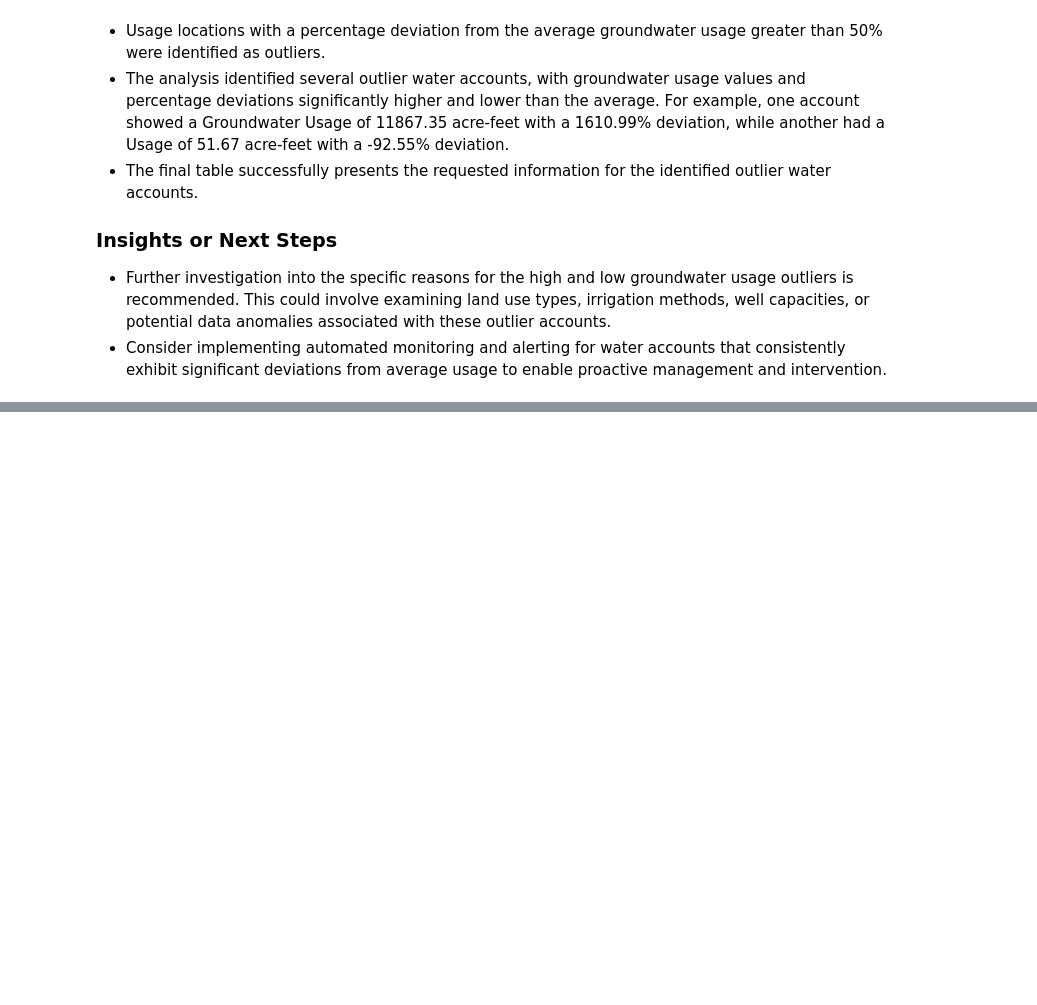
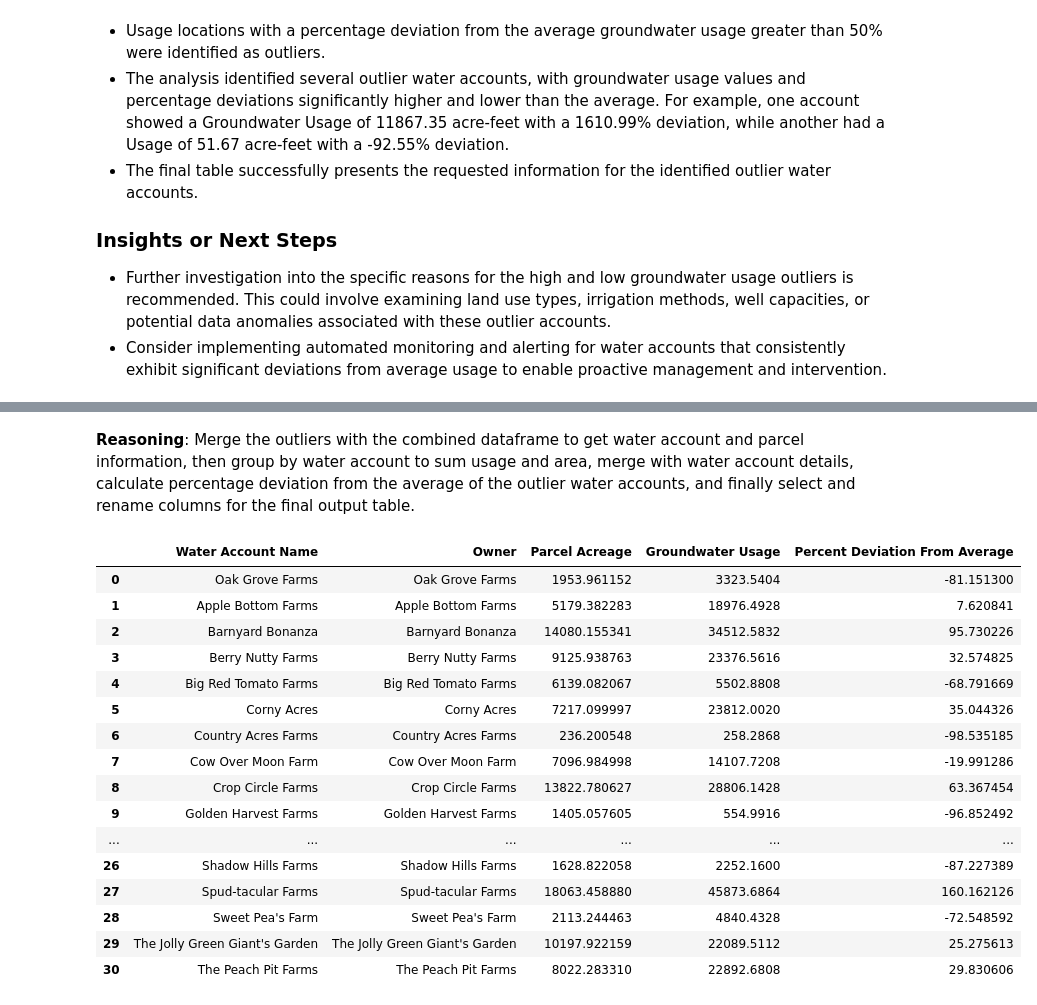
Before and after one commit to esassoc/qanat-community, a Jupyter notebook: Qanat.CommunityAPI/Examples/hackathon_2025_Use_Case_3.ipynb, the cells around one changed output, grey strips where cells are left out. Drawn from its saved outputs; the diff is of its cells as text; code cells hidden in the pictures; blank space fills up the shorter version.

```diff
--- a/Qanat.CommunityAPI/Examples/hackathon_2025_Use_Case_3.ipynb
+++ b/Qanat.CommunityAPI/Examples/hackathon_2025_Use_Case_3.ipynb
@@ -614,0 +697,6 @@ display(outlier_summary_table)
+# %%
+# Group by UsageLocationID and sum the TotalGroundwaterUsage
+usage_location_groundwater_usage_df = combined_df.groupby('UsageLocationID')['TotalGroundwaterUsage'].sum().reset_index()
+
+# Display the head of the new DataFrame
+display(usage_location_groundwater_usage_df.head())
@@ -614,0 +718,3 @@ display(outlier_summary_table)
+# %%
+average_groundwater_usage = usage_location_groundwater_usage_df['TotalGroundwaterUsage'].mean()
+print(f"Average Groundwater Usage across all usage locations: {average_groundwater_usage:.2f} acre-feet")
@@ -614,0 +731,3 @@ display(outlier_summary_table)
+# %%
+usage_location_groundwater_usage_df['PercentDeviationFromAverage'] = ((usage_location_groundwater_usage_df['TotalGroundwaterUsage'] - average_groundwater_usage) / average_groundwater_usage) * 100
+display(usage_location_groundwater_usage_df.head())
@@ -614,0 +749,8 @@ display(outlier_summary_table)
+# %%
+# Filter for outliers
+outliers_df = usage_location_groundwater_usage_df[
+    abs(usage_location_groundwater_usage_df['PercentDeviationFromAverage']) > deviation_threshold
+]
+
+# Display the head of the outliers_df DataFrame
+display(outliers_df.head())
@@ -614,0 +769,56 @@ display(outlier_summary_table)
+# %% [markdown]
+**Reasoning**:
+Merge the outliers with the combined dataframe to get water account and parcel information, then group by water account to sum usage and area, merge with water account details, calculate percentage deviation from the average of the outlier water accounts, and finally select and rename columns for the final output table.
+# %%
+# Merge the outliers_df with the combined_df to get water account and parcel information
+outlier_combined_df = pd.merge(outliers_df, combined_df, on='UsageLocationID', how='left')
+
+# 2. Group by WaterAccountID and aggregate
+outlier_summary_df = outlier_combined_df.groupby('WaterAccountID').agg(
+    TotalGroundwaterUsage=('TotalGroundwaterUsage_x', 'sum'),
+    Area=('Area', 'sum') # Corrected column name
+).reset_index()
+
+# 3. Merge outlier_summary_df with water_accounts_selected to get Water Account Name and Owner
+outlier_summary_table = pd.merge(outlier_summary_df, water_accounts_selected, on='WaterAccountID', how='left')
+
+# 4. Calculate the average TotalGroundwaterUsage across all water accounts in outlier_summary_table
+average_outlier_water_account_usage = outlier_summary_table['TotalGroundwaterUsage'].mean()
+
+# 5. Calculate the percentage deviation from this new average
+outlier_summary_table['Percent Deviation From Average'] = ((outlier_summary_table['TotalGroundwaterUsage'] - average_outlier_water_account_usage) / average_outlier_water_account_usage) * 100
+
+# 6. Select and reorder columns, and rename for clarity
+outlier_summary_table = outlier_summary_table[[
+    'WaterAccountName',
+    'WaterAccountContactName',
+    'Area',
+    'TotalGroundwaterUsage',
+    'Percent Deviation From Average'
+]].rename(columns={
+    'WaterAccountName': 'Water Account Name',
+    'WaterAccountContactName': 'Owner',
+    'Area': 'Parcel Acreage',
+    'TotalGroundwaterUsage': 'Groundwater Usage'
+})
+
+# 7. Display the outlier_summary_table DataFrame
+display(outlier_summary_table)
+# %% [output]
+|  | Water Account Name | Owner | Parcel Acreage | Groundwater Usage | Percent Deviation From Average |
+| 0 | Oak Grove Farms | Oak Grove Farms | 1953.961152 | 3323.5404 | -81.151300 |
+| 1 | Apple Bottom Farms | Apple Bottom Farms | 5179.382283 | 18976.4928 | 7.620841 |
+| 2 | Barnyard Bonanza | Barnyard Bonanza | 14080.155341 | 34512.5832 | 95.730226 |
+| 3 | Berry Nutty Farms | Berry Nutty Farms | 9125.938763 | 23376.5616 | 32.574825 |
+| 4 | Big Red Tomato Farms | Big Red Tomato Farms | 6139.082067 | 5502.8808 | -68.791669 |
+| 5 | Corny Acres | Corny Acres | 7217.099997 | 23812.0020 | 35.044326 |
+| 6 | Country Acres Farms | Country Acres Farms | 236.200548 | 258.2868 | -98.535185 |
+| 7 | Cow Over Moon Farm | Cow Over Moon Farm | 7096.984998 | 14107.7208 | -19.991286 |
+| 8 | Crop Circle Farms | Crop Circle Farms | 13822.780627 | 28806.1428 | 63.367454 |
+| 9 | Golden Harvest Farms | Golden Harvest Farms | 1405.057605 | 554.9916 | -96.852492 |
+| ... | ... | ... | ... | ... | ... |
+| 26 | Shadow Hills Farms | Shadow Hills Farms | 1628.822058 | 2252.1600 | -87.227389 |
+| 27 | Spud-tacular Farms | Spud-tacular Farms | 18063.458880 | 45873.6864 | 160.162126 |
+| 28 | Sweet Pea's Farm | Sweet Pea's Farm | 2113.244463 | 4840.4328 | -72.548592 |
+| 29 | The Jolly Green Giant's Garden | The Jolly Green Giant's Garden | 10197.922159 | 22089.5112 | 25.275613 |
+| 30 | The Peach Pit Farms | The Peach Pit Farms | 8022.283310 | 22892.6808 | 29.830606 |
```
Also changed, not shown: parts of 54 cells of this notebook.
